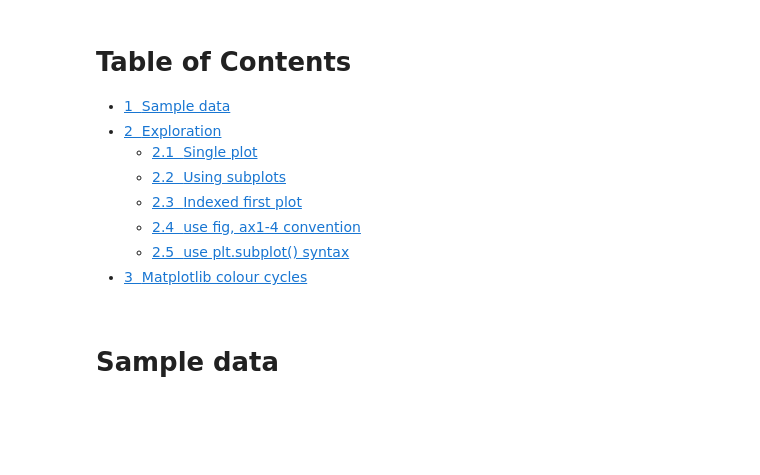
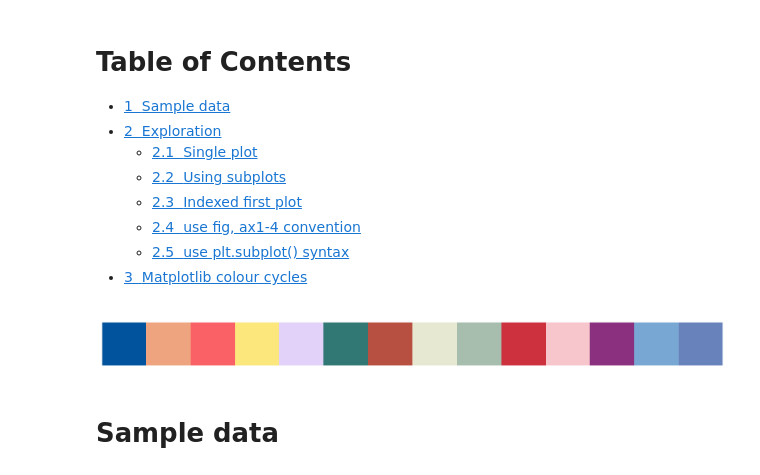
Before and after one commit to wohzazz/hello-world, a Jupyter notebook: Line Chart Master.ipynb, the cells around one changed output. Drawn from its saved outputs; the diff is of its cells as text; code cells hidden in the pictures; blank space fills up the shorter version.

```diff
--- a/Line Chart Master.ipynb
+++ b/Line Chart Master.ipynb
@@ -4,8 +4,17 @@
 # %%
 import pandas as pd
 import matplotlib.pyplot as plt
 import seaborn as sns
 sns.set_style('dark')
+
+
+import sys
+sys.path.insert(1, r'C:\Users\Windows PC\OneDrive\Python\Reference') # to make python insert from a different directory
+
+from customcolors import set_colour_palette
+import customcolors
+# %% [output]
+[figure, added]
 # %% [markdown]
 # Sample data
 # %%
```
Also changed, not shown: parts of 7 cells of this notebook.
